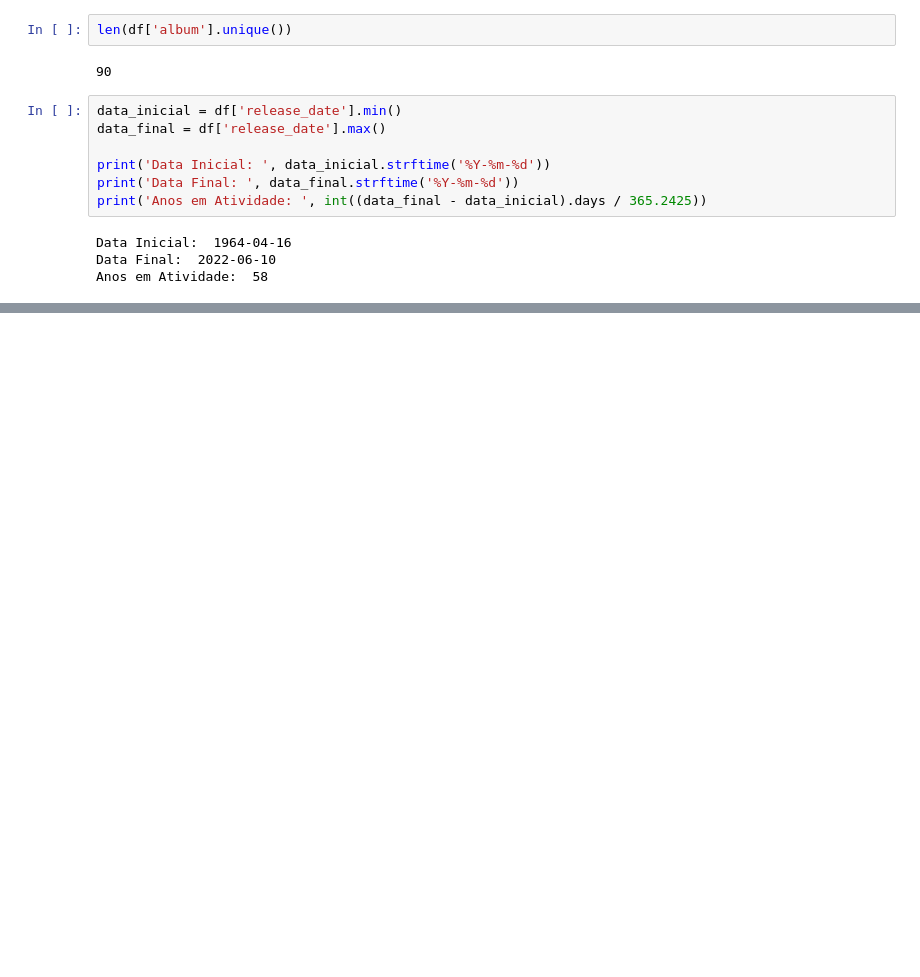
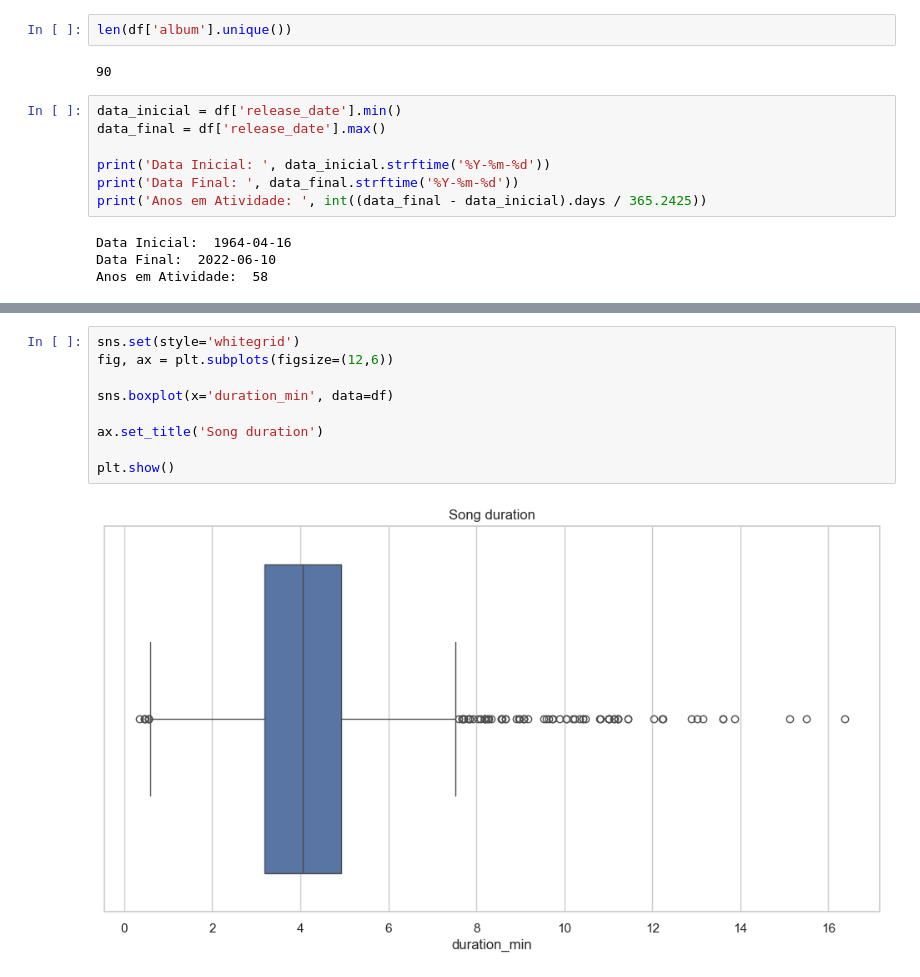
Before and after one commit to edupmon/fiap, a Jupyter notebook: pos-tech/data-analytics/fase-2/02-analise-exploratoria-de-dados-eda/aula-2/eda.ipynb, the cells around one changed output, grey strips where cells are left out. Drawn from its saved outputs; the diff is of its cells as text; blank space fills up the shorter version.

```diff
--- a/pos-tech/data-analytics/fase-2/02-analise-exploratoria-de-dados-eda/aula-2/eda.ipynb
+++ b/pos-tech/data-analytics/fase-2/02-analise-exploratoria-de-dados-eda/aula-2/eda.ipynb
@@ -126,0 +274,11 @@ Anos em Atividade:  58
+# %%
+sns.set(style='whitegrid')
+fig, ax = plt.subplots(figsize=(12,6))
+
+sns.boxplot(x='duration_min', data=df)
+
+ax.set_title('Song duration')
+
+plt.show()
+# %% [output]
+[figure, added]
```
Also changed, not shown: parts of 16 cells of this notebook.
